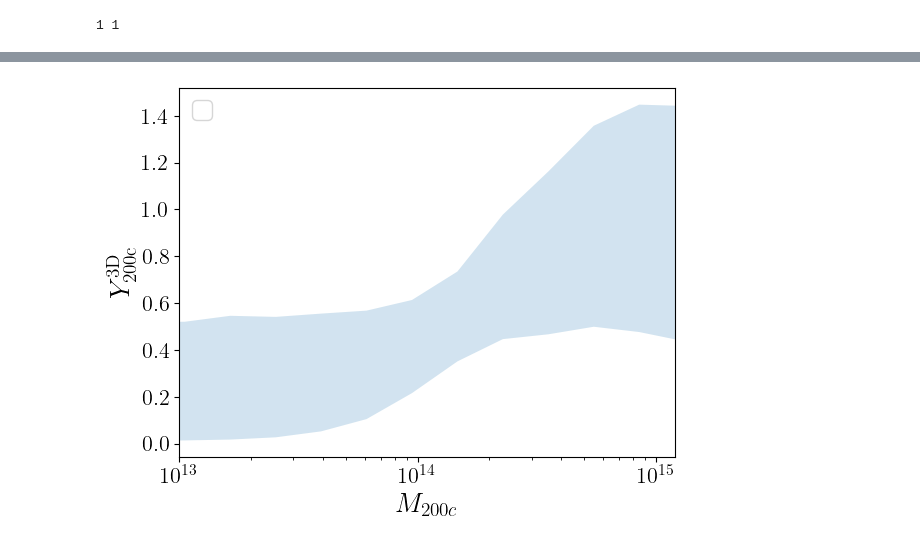
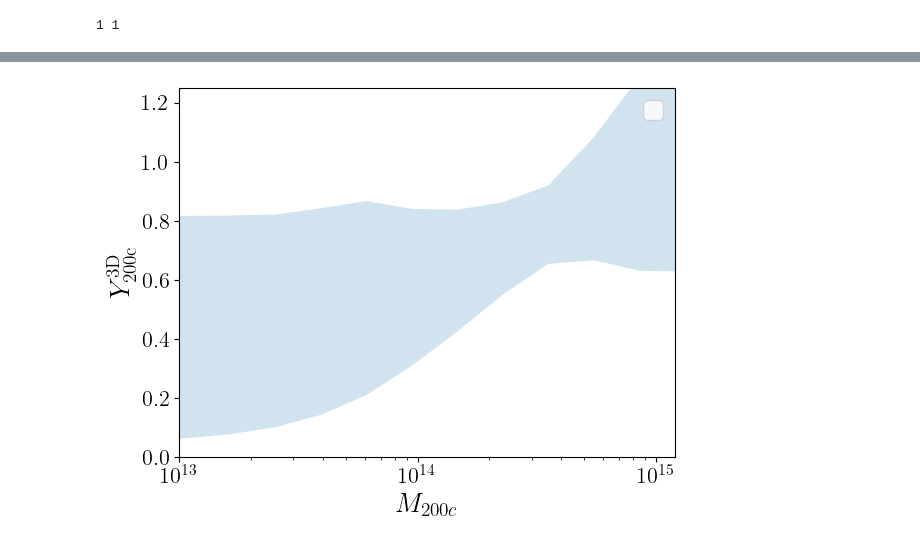
Before and after one commit to shivampcosmo/GODMAX, a Jupyter notebook: notebooks/ACTxDES/YM_werr.ipynb, the cells around one changed output, grey strips where cells are left out. Saved outputs shown, nothing was run; the diff lists cells and outputs as text; code cells hidden in the pictures.

```diff
--- a/notebooks/ACTxDES/YM_werr.ipynb
+++ b/notebooks/ACTxDES/YM_werr.ipynb
@@ -45,18 +115,18 @@ from get_covs import get_cov
 # %%
-df = pk.load(open('/projects/bdne/spandey3/new_godmax/GODMAX/results/DESxACT/chains_Jan/mcmc_v9_probe_all_modelmatter_DMB_deproj_cib_1p7_dBeta_samples_4000_warmup_3000_num_chains_64_treedepth_4_gtysc_True_Y3xipmsc_False.pkl','rb'))
-# df = pk.load(open('/projects/bdne/spandey3/new_godmax/GODMAX/results/DESxACT/chains_Jan/mcmc_probe_all_deproj_cib_1p7_dBeta_2000_4000_num_chains_32.pkl','rb'))
-# df.keys()
-sig8 = df['sigma8']
-# nchains = 80
-nchains = 64
-sig8_rs = sig8.reshape(nchains,-1)
-# print(sig8_rs.shape)
-from numpyro.diagnostics import autocorrelation, autocovariance
+# df = pk.load(open('/projects/bdne/spandey3/new_godmax/GODMAX/results/DESxACT/chains_Jan/mcmc_v9_probe_all_modelmatter_DMB_deproj_cib_1p7_dBeta_samples_4000_warmup_3000_num_chains_64_treedepth_4_gtysc_True_Y3xipmsc_False.pkl','rb'))
+# # df = pk.load(open('/projects/bdne/spandey3/new_godmax/GODMAX/results/DESxACT/chains_Jan/mcmc_probe_all_deproj_cib_1p7_dBeta_2000_4000_num_chains_32.pkl','rb'))
+# # df.keys()
+# sig8 = df['sigma8']
+# # nchains = 80
+# nchains = 64
+# sig8_rs = sig8.reshape(nchains,-1)
+# # print(sig8_rs.shape)
+# from numpyro.diagnostics import autocorrelation, autocovariance
 
-acorr = autocorrelation(sig8_rs, axis=1)
-ind_del = []
-for ji in range(acorr.shape[0]):
-    if np.std(acorr[ji,100:]) > 0.075:
-        ind_del.append(ji)
+# acorr = autocorrelation(sig8_rs, axis=1)
+# ind_del = []
+# for ji in range(acorr.shape[0]):
+#     if np.std(acorr[ji,100:]) > 0.075:
+#         ind_del.append(ji)
 
-print(len(ind_del), ind_del)
+# print(len(ind_del), ind_del)
@@ -118,6 +168,6 @@ print(samps.shape, samps_sel.shape)
 # %%
 # samps.shape
 nsamp_tot = samps.shape[0]
-indsel = np.sort(np.random.randint(0, nsamp_tot, 100))
+indsel = np.sort(np.random.randint(0, nsamp_tot, 128))
 indsel
 # %% [output]
@@ -148,6 +201,7 @@ from tqdm import tqdm
 Y_model_all_samp = []
 
 for map_ind in tqdm(indsel):
+# for map_ind in tqdm(indsel[:2]):
     saved_bestfit = {}
     for jk, key in enumerate(keys):
         # print(key, samps[map_ind, jk])
@@ -244,6 +298,7 @@ for map_ind in tqdm(indsel):
     z_array = profiles_test.z_array
     scale_fac_a_array = 1.0 / (1.0 + z_array)
     indz = 0
+    # indz = 8
     Ez = np.sqrt(bkgrd.growth_factor(profiles_test.cosmo_jax, scale_fac_a_array))[indz]
     # M200_noh = M_array[indM]/h
     h70 = h/0.7
@@ -256,7 +311,7 @@ for map_ind in tqdm(indsel):
         Y_ss = 97.6 * (1/h70) * (Ez**(2/3.)) * (M200_noh/(1e15/h70))**(5/3.) * (Ob/0.043) * (0.25/Om)
 
         # r200_jM = BCMP_test.r200c_mat[jM, indz]
-        r200_jM = profiles_test.r200c_mat[jM, indz]
+        r200_jM = profiles_test.r200c_mat[indz, jM]
         r_array_jM = np.logspace(-3, np.log10(r200_jM), 100)
         Pe_jz_jM = profiles_test.Pe_mat_physical[:, indz, jM]
         interpPe = interp1d(np.log(profiles_test.r_array), np.log(Pe_jz_jM), fill_value='extrapolate')
@@ -316,20 +539,20 @@ pl.show()
 # %%
 pl.figure()
 # for ji in range(len(indsel)):
     # pl.plot(M_array, 1.8*Y_model_all_samp[ji],  lw=2.0)
-pl.fill_between(M_array, Ymin/(1.25e-24 * (M_array**(5/3.))), Ymax/(1.25e-24 * (M_array**(5/3.))), alpha=0.2)
+pl.fill_between(M_array, Ymin/(1.25e-23 * (M_array**(5/3.))), Ymax/(1.25e-23 * (M_array**(5/3.))), alpha=0.2)
 # pl.plot(M_array, Y_ss_all, label='SS', lw=2.0)
 # pl.plot(M_array, 1.25e-24 * (M_array**(5/3.)), label=r'$\propto M^{5/3}$', lw=2.0, ls='--')
 pl.xscale('log')
 # pl.yscale('log')
 pl.xlabel(r'$M_{200c}$', fontsize=20)
 pl.ylabel(r'$Y^{\rm 3D}_{\rm 200c}$', fontsize=20)
 pl.xlim(1e13, 1.2e15)
-# pl.ylim(1e-4, 2e1)
+pl.ylim(0,1.25)
 pl.legend(fontsize=18)
 pl.tick_params(axis='both', which='major', labelsize=16)
 pl.tick_params(axis='both', which='minor', labelsize=16)
 # pl.savefig('/mnt/home/spandey/ceph/GODMAX/results/ACTxDES/Y_M_bestfit.png', bbox_inches='tight', dpi=300)
 pl.show()
 # %% [output]
-[figure, old version]
+[figure, new version]
```
Also changed, not shown: parts of 15 cells of this notebook, 13 other files.
